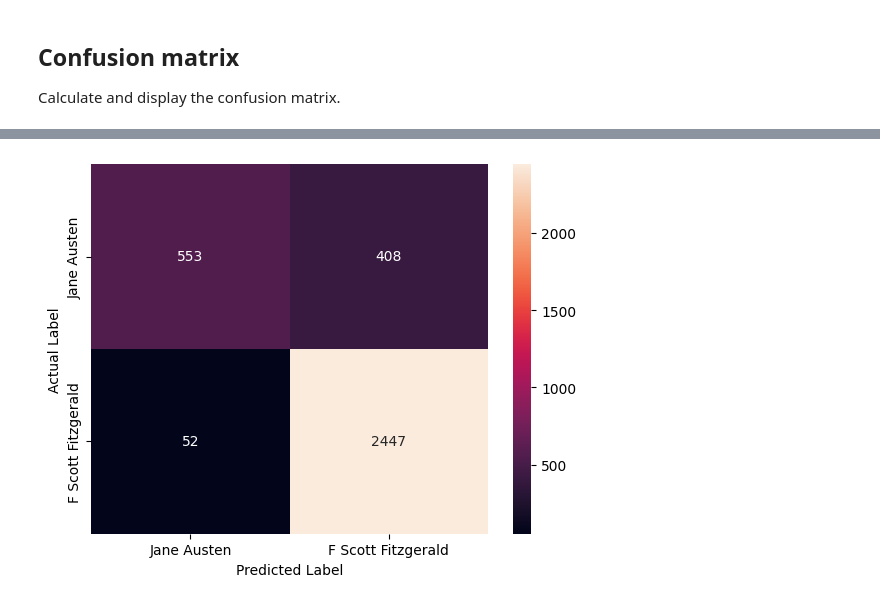
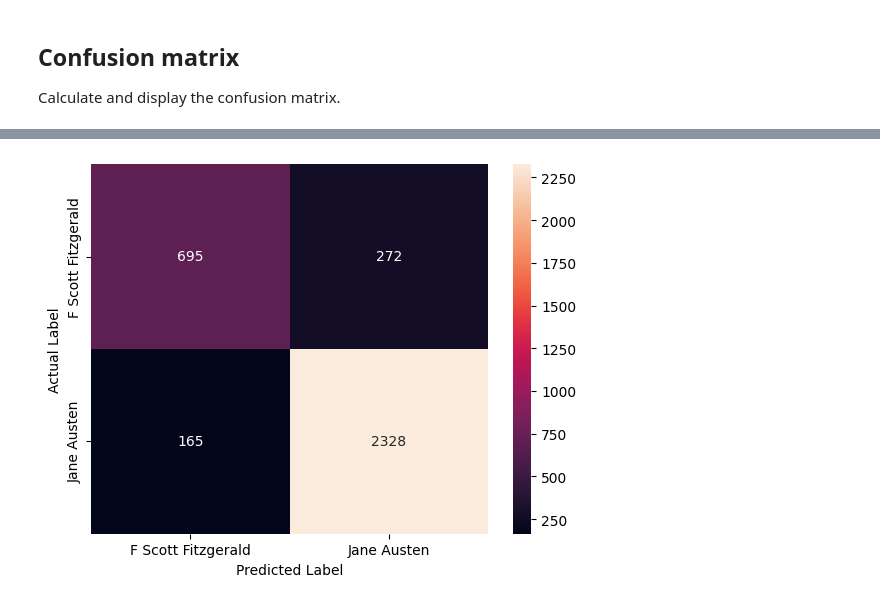
Before and after one commit to summerhasama/deeplearninga1, a Jupyter notebook: SH_AIT_09_Author_classification_assessment.ipynb, the cells around one changed output, grey strips where cells are left out. Cells and saved outputs as stored; diff of their text form; code cells hidden in the pictures.

```diff
--- a/SH_AIT_09_Author_classification_assessment.ipynb
+++ b/SH_AIT_09_Author_classification_assessment.ipynb
@@ -141,7 +141,7 @@ Train the model and apply early stopping.
 es = EarlyStopping(patience=5, restore_best_weights=True, monitor="val_loss")
 
 model.fit(X_train, y_train,
-          epochs=20, batch_size=32,
+          epochs=100, batch_size=32,
           validation_data=(X_val,y_val),
           callbacks=[es],
           verbose=2)
@@ -184,7 +184,7 @@ import seaborn as sns
 
 pred = model.predict(X_test) > 0.5
 cm=confusion_matrix(y_test,pred)
-sns.heatmap(cm, annot=True, fmt='d', xticklabels=["Jane Austen", "F Scott Fitzgerald"], yticklabels=["Jane Austen", "F Scott Fitzgerald"])
+sns.heatmap(cm, annot=True, fmt='d', xticklabels=["F Scott Fitzgerald","Jane Austen"], yticklabels=["F Scott Fitzgerald","Jane Austen"])
 plot.xlabel("Predicted Label")
 plot.ylabel("Actual Label")
 plot.show()
@@ -193 +193 @@ plot.show()
-[figure, old version]
+[figure, new version]
```
Also changed, not shown: parts of 6 cells of this notebook.
